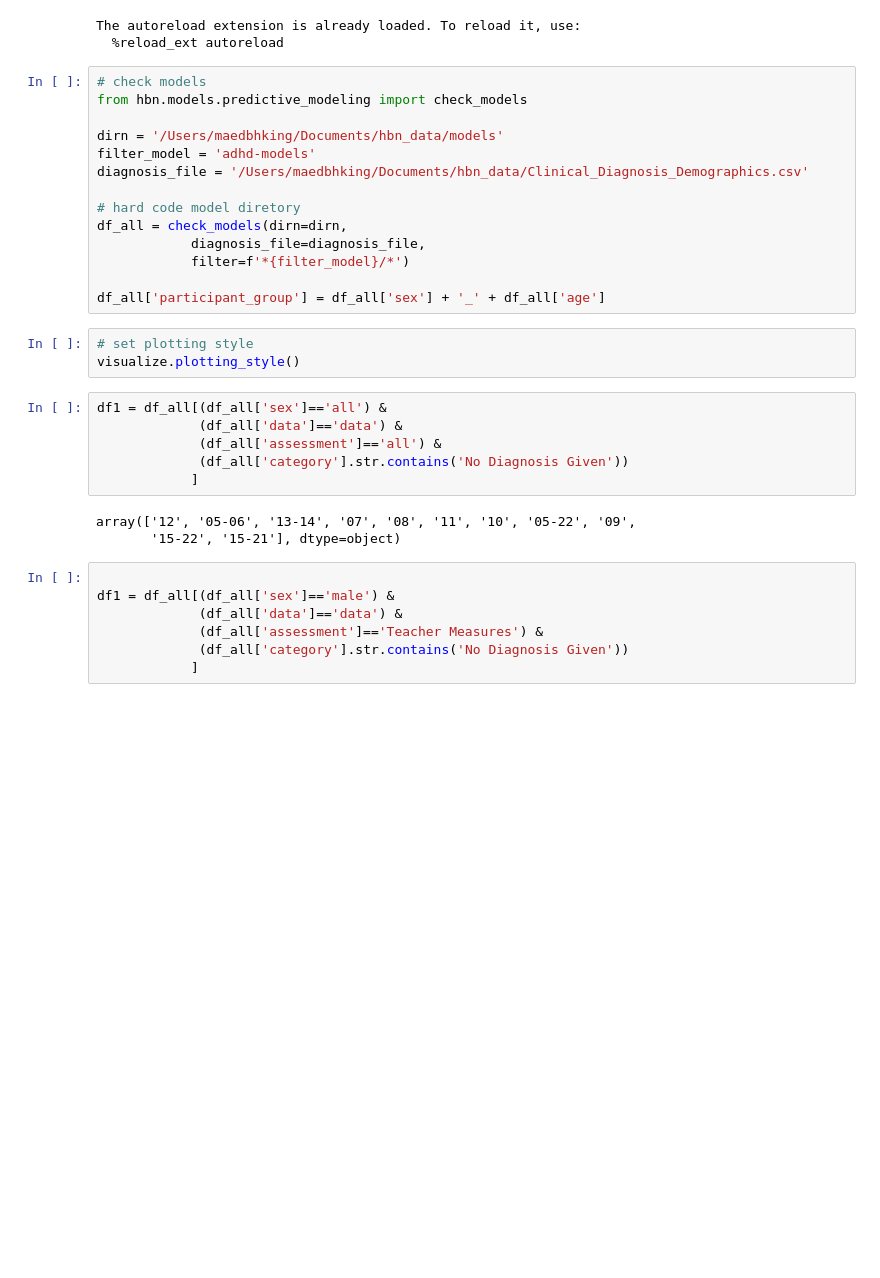
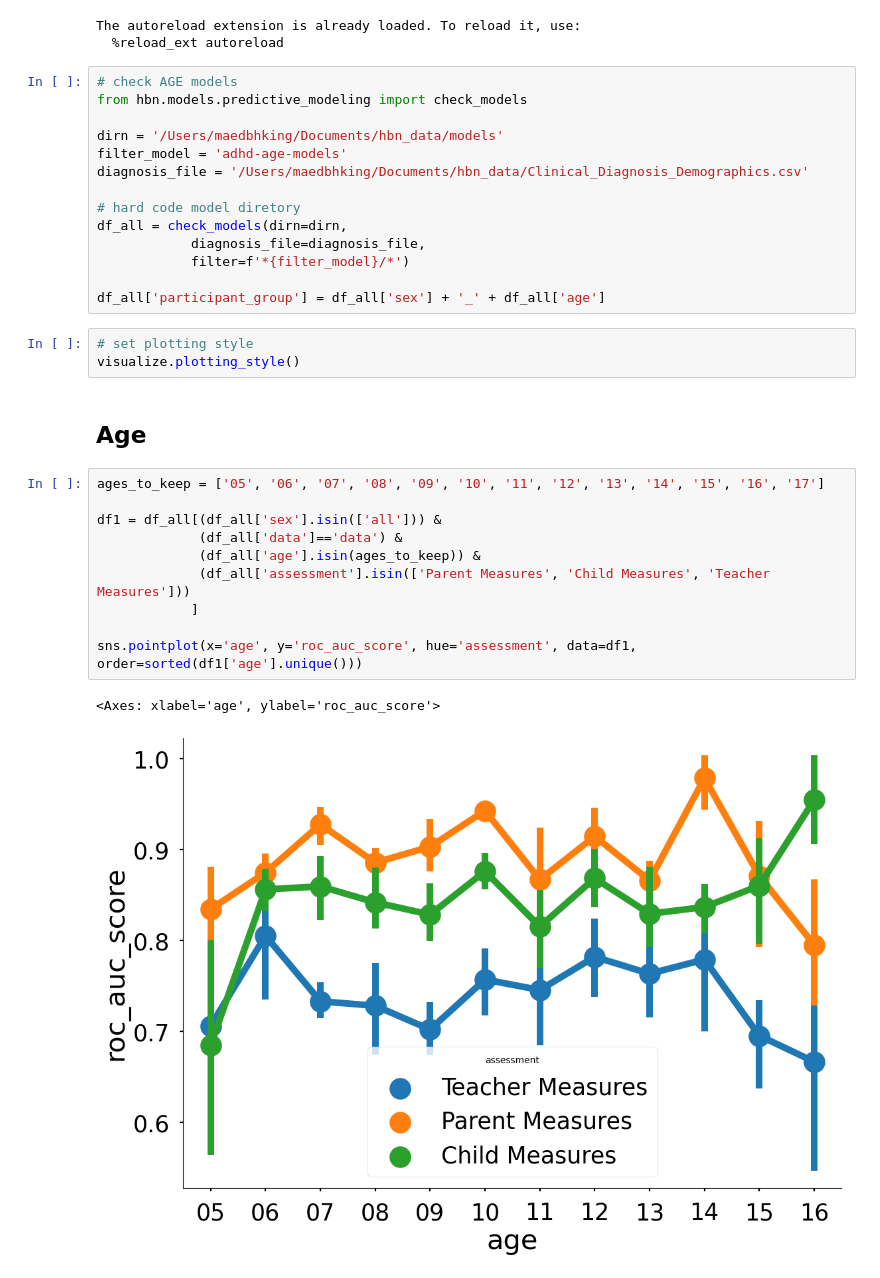
Before and after one commit to burdinskid13/healthy_brain_network, a Jupyter notebook: notebooks/phenotype_adhd_models.ipynb, the cells around one changed output. Drawn from its saved outputs; the diff is of its cells as text; blank space fills up the shorter version.

```diff
--- a/notebooks/phenotype_adhd_models.ipynb
+++ b/notebooks/phenotype_adhd_models.ipynb
@@ -22,11 +22,11 @@ pio.renderers.default='notebook'
 The autoreload extension is already loaded. To reload it, use:
   %reload_ext autoreload
 # %%
-# check models
+# check AGE models
 from hbn.models.predictive_modeling import check_models
 
 dirn = '/Users/maedbhking/Documents/hbn_data/models'
-filter_model = 'adhd-models'
+filter_model = 'adhd-age-models'
 diagnosis_file = '/Users/maedbhking/Documents/hbn_data/Clinical_Diagnosis_Demographics.csv'
 
 # hard code model diretory
@@ -38,19 +38,18 @@ df_all['participant_group'] = df_all['sex'] + '_' + df_all['age']
 # %%
 # set plotting style
 visualize.plotting_style()
-# %%
-df1 = df_all[(df_all['sex']=='all') &
-             (df_all['data']=='data') &
-             (df_all['assessment']=='all') &
-             (df_all['category'].str.contains('No Diagnosis Given'))
-            ]
-# %% [output]
-array(['12', '05-06', '13-14', '07', '08', '11', '10', '05-22', '09',
-       '15-22', '15-21'], dtype=object)
+# %% [markdown]
+## Age
 # %%
+ages_to_keep = ['05', '06', '07', '08', '09', '10', '11', '12', '13', '14', '15', '16', '17']
 
-df1 = df_all[(df_all['sex']=='male') &
+df1 = df_all[(df_all['sex'].isin(['all'])) &
              (df_all['data']=='data') &
-             (df_all['assessment']=='Teacher Measures') &
-             (df_all['category'].str.contains('No Diagnosis Given'))
+             (df_all['age'].isin(ages_to_keep)) &
+             (df_all['assessment'].isin(['Parent Measures', 'Child Measures', 'Teacher Measures']))
             ]
+
+sns.pointplot(x='age', y='roc_auc_score', hue='assessment', data=df1, order=sorted(df1['age'].unique()))
+# %% [output]
+<Axes: xlabel='age', ylabel='roc_auc_score'>
+[figure, added]
```
Also changed, not shown: parts of 8 cells of this notebook, 2 other files.
